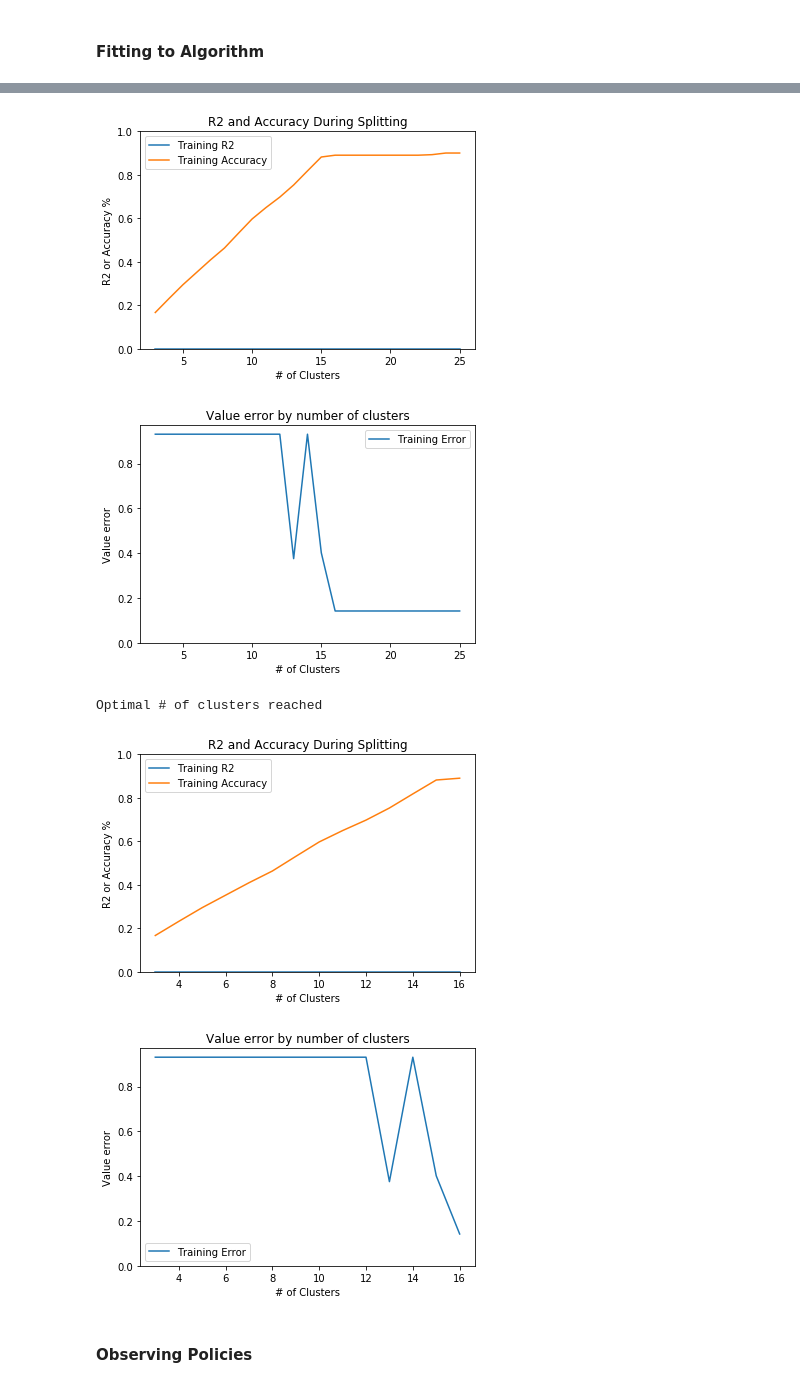
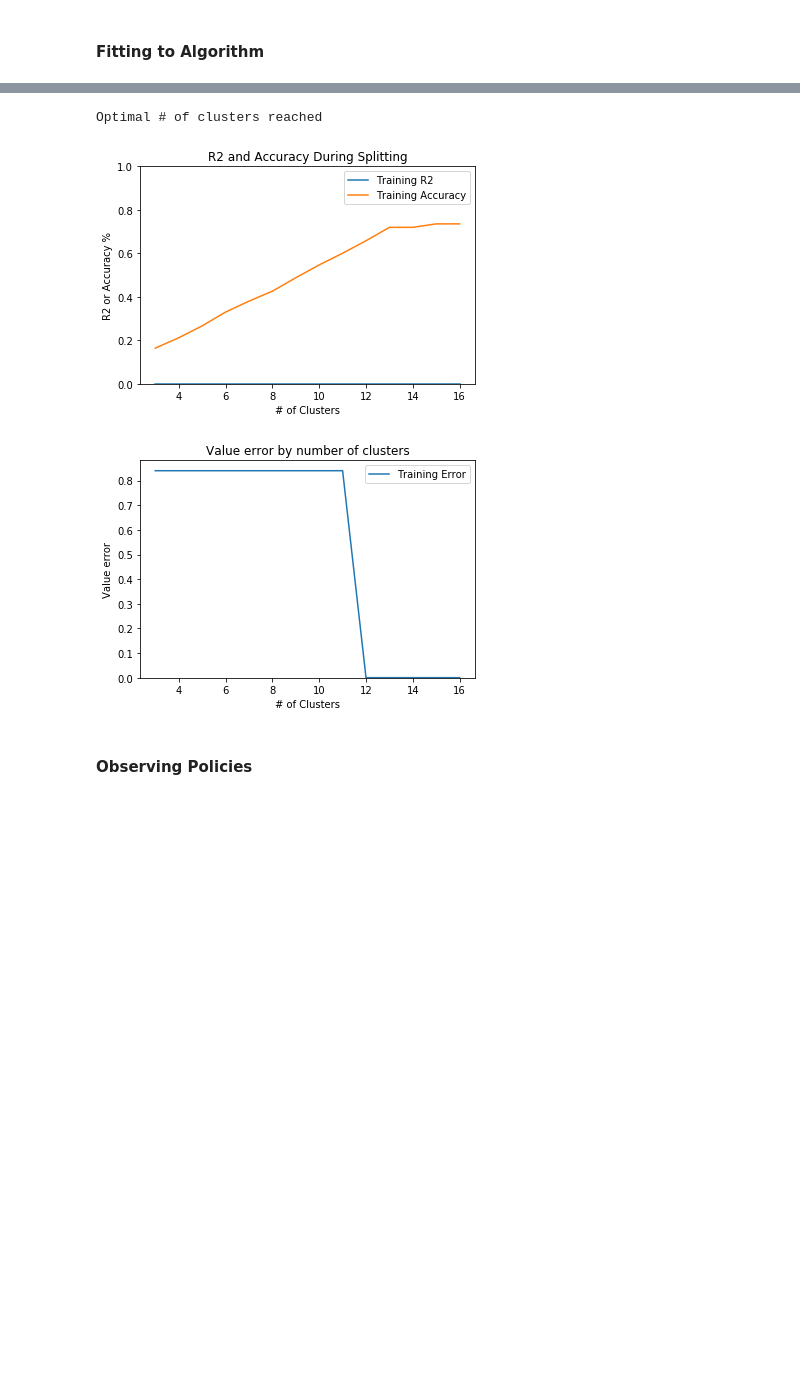
Before and after one commit to janicey27/ORC-MRL, a Jupyter notebook: Maze/Maze_Experience.ipynb, the cells around one changed output, grey strips where cells are left out. Cells and saved outputs as stored; diff of their text form; code cells hidden in the pictures; blank space fills up the shorter version.

```diff
--- a/Maze/Maze_Experience.ipynb
+++ b/Maze/Maze_Experience.ipynb
@@ -365,7 +368,7 @@ mazes = {1: 'maze-v0',
 # %%
 # Setting Parameters
 N = 50
-T_max = 30
+T_max = 25
 r = 0.4
 maze = mazes[4]
 # %%
@@ -395,7 +398,7 @@ df.loc[df['ACTION']=='None']['ID'].count()
 #### Fitting to Algorithm
 # %%
 # Setting parameters for model fitting
-max_k = 25
+max_k = 16
 #classification ='AdaBoostClassifier'
 classification = 'DecisionTreeClassifier'
 #classification = 'RandomForestClassifier'
@@ -424,7 +427,7 @@ m.fit(df, # df: dataframe in the format ['ID', 'TIME', ...features..., 'RISK', '
     n_clusters, # number of clusters for KMeans
     random_state,
     plot=True,
-    optimize=True)
+    optimize=False)
 # %% [output]
 Clusters Initialized
       ID  TIME  FEATURE_0  FEATURE_1 ACTION   RISK  OG_CLUSTER  CLUSTER  \
@@ -453,8 +482,6 @@ Optimal # of clusters reached
+Optimal # of clusters reached
-[figure, old version]
+[figure, new version]
-[figure, old version]
+[figure, new version]
-Optimal # of clusters reached
-[figure, removed]
-[figure, removed]
 # %% [markdown]
 #### Observing Policies
 # %% [markdown]
```
Also changed, not shown: parts of 20 cells of this notebook, 4 other files.
